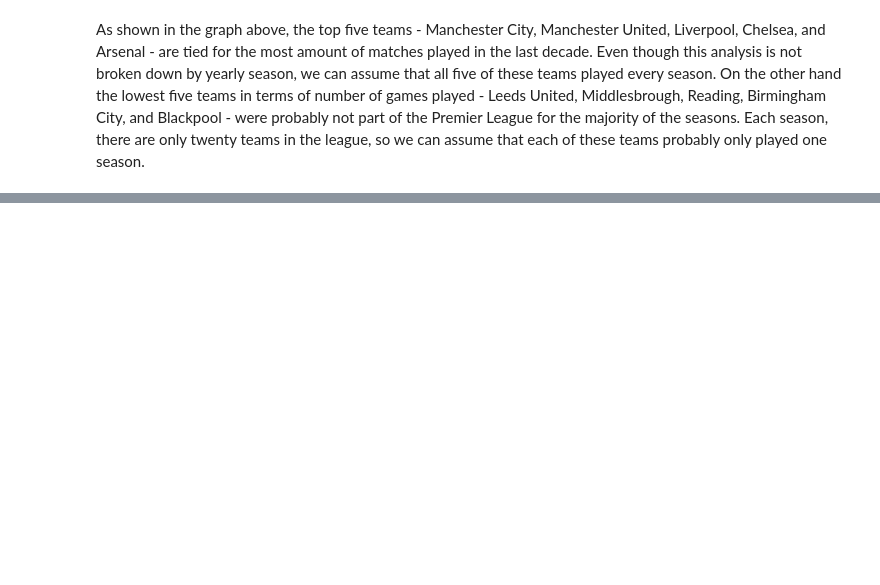
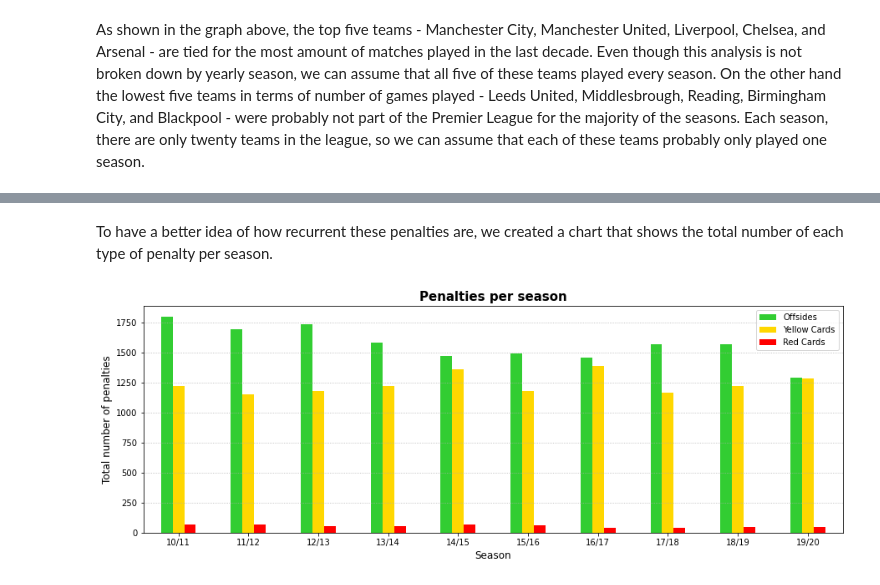
Before and after one commit to salorh/data_bootcamp_final_project, a Jupyter notebook: premier_league_final_project.ipynb, the cells around one changed output, grey strips where cells are left out. Saved outputs shown, nothing was run; the diff lists cells and outputs as text; code cells hidden in the pictures; blank space fills up the shorter version.

```diff
--- a/premier_league_final_project.ipynb
+++ b/premier_league_final_project.ipynb
@@ -392,0 +386,44 @@ As shown in the graph above, the top five teams - Manchester City, Manchester Un
+# %%
+#Removing the current season
+df = df[df['Season'] != '20/21']  #We can also include it if you think it is more appropriate
+
+#Convert difference in goals to absolute value
+df['Sg_Match_Ft'] = df['Sg_Match_Ft'].abs()
+
+#Convert home team and away team offsides, yellow cards and red cards to integer type
+df['Home_Offsides'] = df['Home_Offsides'].astype(int)
+df['Away_Offsides'] = df['Away_Offsides'].astype(int)
+df['Home_Yellow_Cards'] = df['Home_Yellow_Cards'].astype(int)
+df['Away_Yellow_Cards'] = df['Away_Yellow_Cards'].astype(int)
+df['Home_Red_Cards'] = df['Home_Red_Cards'].astype(int)
+df['Away_Red_Cards'] = df['Away_Red_Cards'].astype(int)
+
+#Add home team and away team offsides
+df['Total_Offsides'] = df['Home_Offsides'] + df['Away_Offsides']
+
+#Add home team and away team yellow cards
+df['Total_Yellow_Cards'] = df['Home_Yellow_Cards'] + df['Away_Yellow_Cards']
+
+#Add home team and away team red cards
+df['Total_Red_Cards'] = df['Home_Red_Cards'] + df['Away_Red_Cards']
+
+#For plotting purposes
+df['Match_Teams'] = df[['Home_Team', 'Away_Team']].apply(' -vs- '.join, axis=1)
+# %% [markdown]
+To have a better idea of how recurrent these penalties are, we created a chart that shows the total number of each type of penalty per season.
+# %%
+offsides = df.groupby('Season')[['Total_Offsides']].sum()
+yellow_cards = df.groupby('Season')[['Total_Yellow_Cards']].sum()
+red_cards = df.groupby('Season')[['Total_Red_Cards']].sum()
+df_penalties = pd.merge(pd.merge(offsides,yellow_cards,on='Season'),red_cards,on='Season')
+
+fig, ax = plt.subplots()
+df_penalties[['Total_Offsides','Total_Yellow_Cards','Total_Red_Cards']].plot.bar(ax=ax, figsize=(15,5), color =['limegreen','gold','red'])
+ax.set_title('Penalties per season', size=15, fontweight='bold')
+ax.set_xlabel('Season', size = 12)
+ax.set_ylabel('Total number of penalties', size = 12)
+ax.legend(['Offsides','Yellow Cards', 'Red Cards'])
+ax.yaxis.grid(True, linestyle=':')
+ax.tick_params(axis='x', labelrotation=360)
+# %% [output]
+[figure, added]
```
Also changed, not shown: parts of 69 cells of this notebook.
